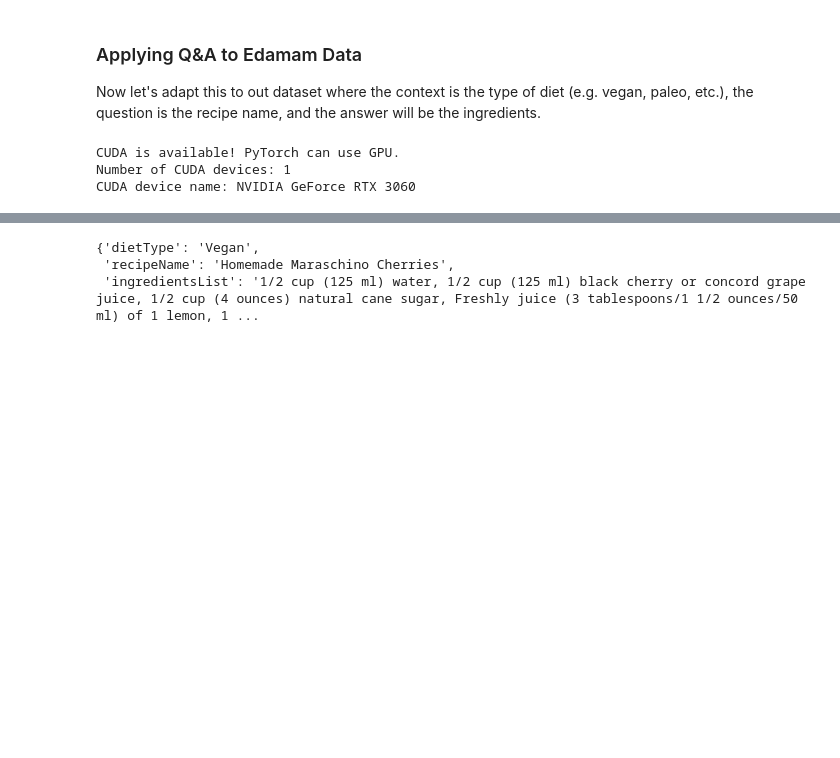
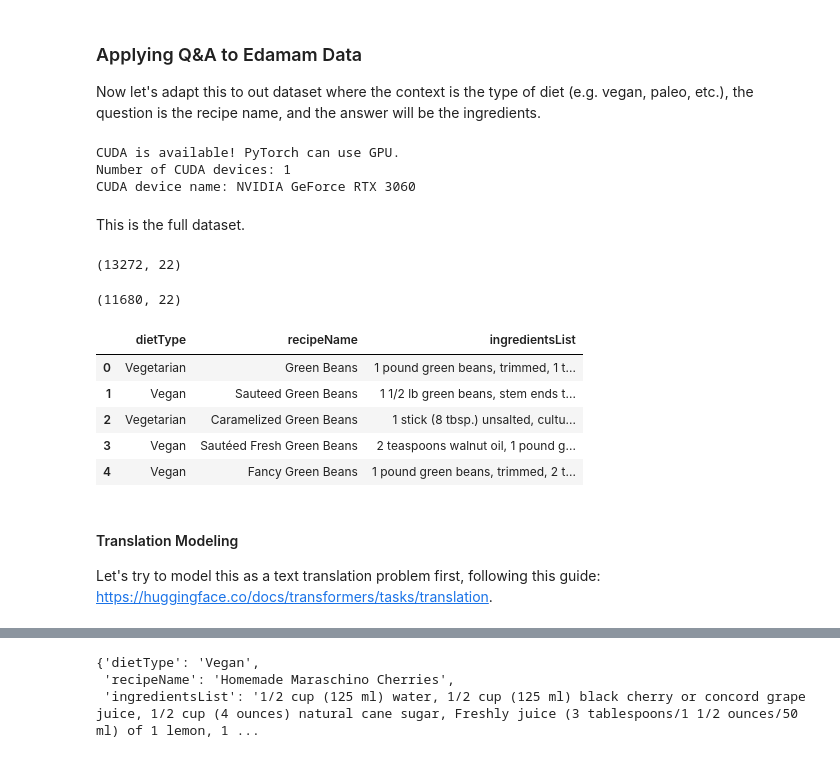
Before and after one commit to RavinderRai/iifymate, a Jupyter notebook: Modeling.ipynb, the cells around one changed output, grey strips where cells are left out. Saved outputs shown, nothing was run; the diff lists cells and outputs as text; code cells hidden in the pictures; blank space fills up the shorter version.

Commit message:
got full recipe dataset and started seq2seq modeling

```diff
--- a/Modeling.ipynb
+++ b/Modeling.ipynb
@@ -882,3 +883,47 @@ df_recipes_concat = pd.read_csv('preprocessed_example_recipes.csv')
 CUDA is available! PyTorch can use GPU.
 Number of CUDA devices: 1
 CUDA device name: NVIDIA GeForce RTX 3060
+# %% [markdown]
+This is the full dataset.
+# %%
+df_raw_recipes = pd.read_csv('recipes.csv')
+df_raw_recipes.shape
+# %% [output]
+(13272, 22)
+# %%
+df_raw_recipes.drop_duplicates(subset='label', keep='first', inplace=True)
+df_raw_recipes.shape
+# %% [output]
+(11680, 22)
+# %%
+priority_order = ['Vegan', 'Vegetarian', 'Pescatarian', 'Paleo', 'Red-Meat-Free', 'Mediterranean']
+health_labels = df_raw_recipes['healthLabels'].apply(ast.literal_eval)
+
+def replace_with_priority(labels):
+    for label in priority_order:
+        if label in labels:
+            return label
+    return 'Balanced'  # Handle case where no label matches priority_order, in which case the diet is balanced
+
+# Apply function to the multilabels series
+diet_type = health_labels.apply(replace_with_priority)
+
+#get the ingredients list like before
+ingredients_lst = df_raw_recipes['ingredientLines'].apply(ast.literal_eval)
+ingredients_lst = ingredients_lst.apply(lambda x: ', '.join(x))
+
+#recipe names
+recipe_name = df_raw_recipes['label']
+
+#preprocessing full dataset for LLM models
+all_recipes_df = pd.concat([diet_type, recipe_name, ingredients_lst], axis = 1)
+column_names = {'healthLabels': 'dietType', 'label': 'recipeName', 'ingredientLines': 'ingredientsList'}
+all_recipes_df = all_recipes_df.rename(columns=column_names)
+all_recipes_df.head()
+# %% [output]
+|  | dietType | recipeName | ingredientsList |
+| 0 | Vegetarian | Green Beans | 1 pound green beans, trimmed, 1 t... |
+| 1 | Vegan | Sauteed Green Beans | 1 1/2 lb green beans, stem ends t... |
+| 2 | Vegetarian | Caramelized Green Beans | 1 stick (8 tbsp.) unsalted, cultu... |
+| 3 | Vegan | Sautéed Fresh Green Beans | 2 teaspoons walnut oil, 1 pound g... |
+| 4 | Vegan | Fancy Green Beans | 1 pound green beans, trimmed, 2 t... |
@@ -884,0 +933,4 @@ CUDA device name: NVIDIA GeForce RTX 3060
+# %% [markdown]
+#### Translation Modeling
+
+Let's try to model this as a text translation problem first, following this guide: https://huggingface.co/docs/transformers/tasks/translation.
```
Also changed, not shown: parts of 11 cells of this notebook, 3 other files.
